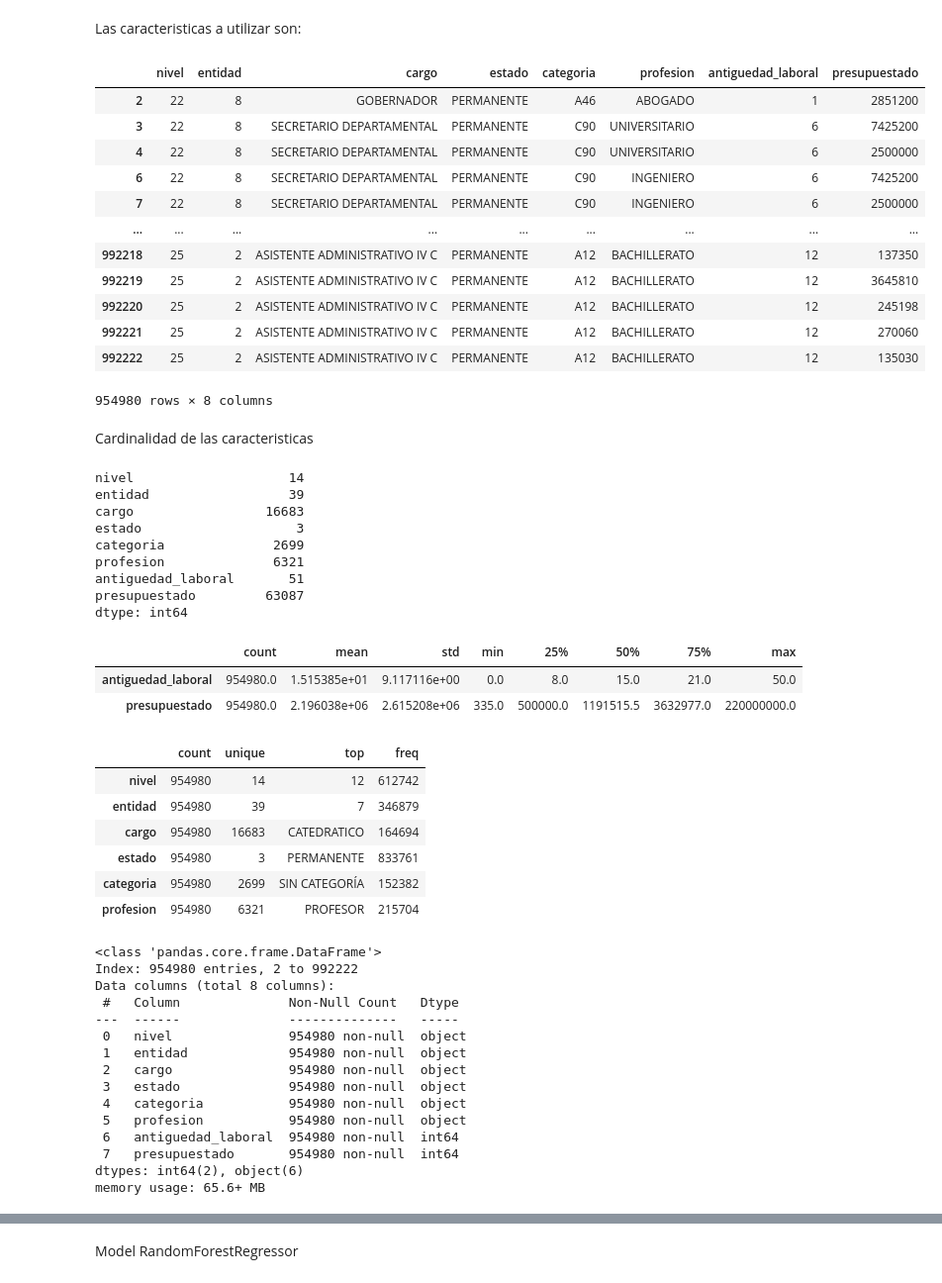
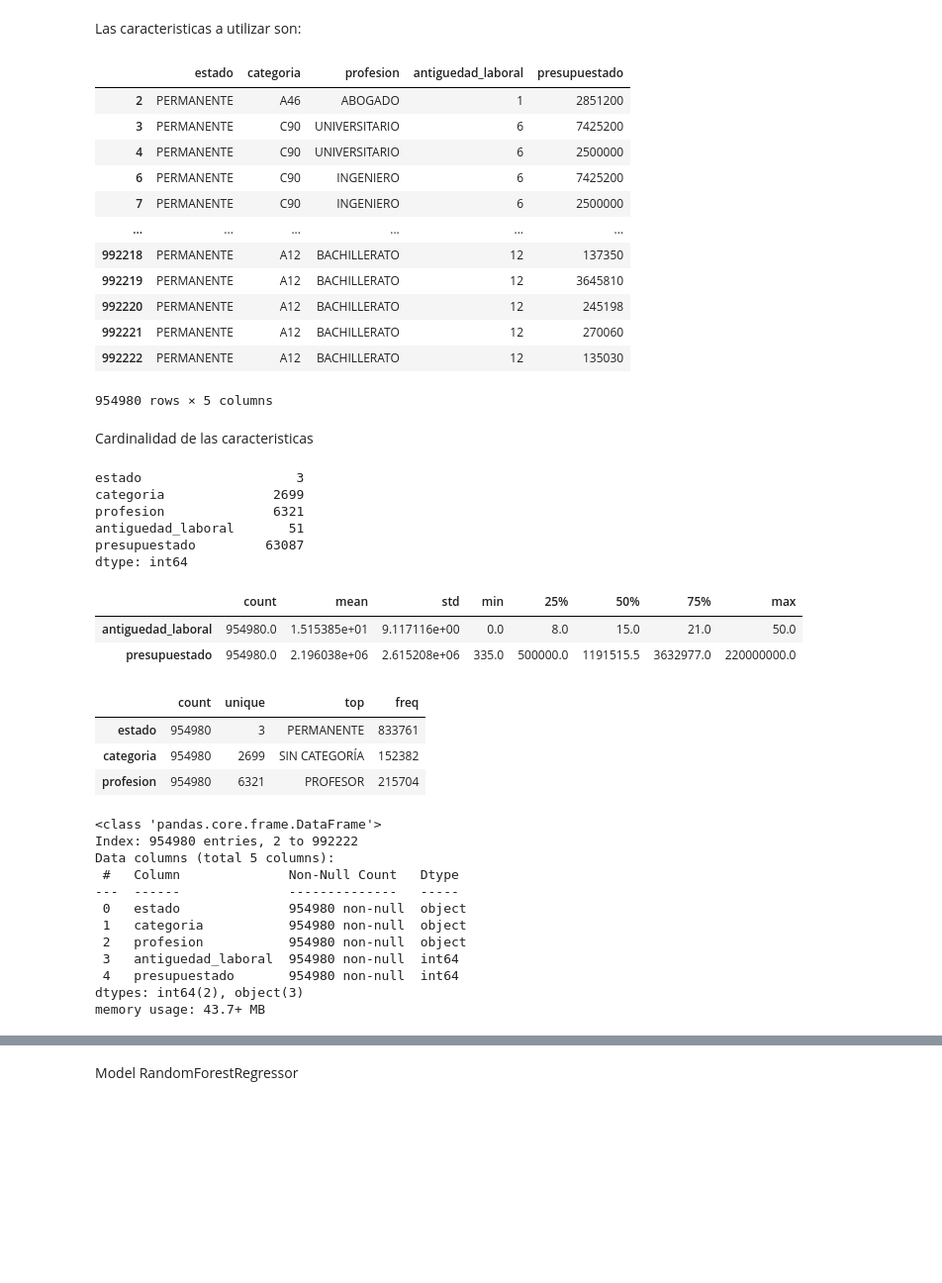
Before and after one commit to jesusoviedo/paraguay-public-servant-salary-calculato, a Jupyter notebook: data/analysis/data_set_analysis.ipynb, the cells around one changed output, grey strips where cells are left out. Shown: that part at 99% size. Saved outputs shown, nothing was run; the diff lists cells and outputs as text; code cells hidden in the pictures; blank space fills up the shorter version.

```diff
--- a/data/analysis/data_set_analysis.ipynb
+++ b/data/analysis/data_set_analysis.ipynb
@@ -390,23 +390,23 @@ Name: count, Length: 121, dtype: int64
 # %% [markdown]
 Las caracteristicas a utilizar son:
 # %%
-features = ['nivel', 'entidad', 'cargo', 'estado', 'categoria', 'profesion', 'antiguedad_laboral']
+features = ['estado', 'categoria', 'profesion', 'antiguedad_laboral'] #'nivel', 'entidad', 'cargo',
 df_2024_05 = df_2024_05[features + [target]]
 df_2024_05
 # %% [output]
-|  | nivel | entidad | cargo | estado | categoria | profesion | antiguedad_laboral | presupuestado |
-| 2 | 22 | 8 | GOBERNADOR | PERMANENTE | A46 | ABOGADO | 1 | 2851200 |
-| 3 | 22 | 8 | SECRETARIO DEPARTAMENTAL | PERMANENTE | C90 | UNIVERSITARIO | 6 | 7425200 |
-| 4 | 22 | 8 | SECRETARIO DEPARTAMENTAL | PERMANENTE | C90 | UNIVERSITARIO | 6 | 2500000 |
-| 6 | 22 | 8 | SECRETARIO DEPARTAMENTAL | PERMANENTE | C90 | INGENIERO | 6 | 7425200 |
-| 7 | 22 | 8 | SECRETARIO DEPARTAMENTAL | PERMANENTE | C90 | INGENIERO | 6 | 2500000 |
-| ... | ... | ... | ... | ... | ... | ... | ... | ... |
-| 992218 | 25 | 2 | ASISTENTE ADMINISTRATIVO IV C | PERMANENTE | A12 | BACHILLERATO | 12 | 137350 |
-| 992219 | 25 | 2 | ASISTENTE ADMINISTRATIVO IV C | PERMANENTE | A12 | BACHILLERATO | 12 | 3645810 |
-| 992220 | 25 | 2 | ASISTENTE ADMINISTRATIVO IV C | PERMANENTE | A12 | BACHILLERATO | 12 | 245198 |
-| 992221 | 25 | 2 | ASISTENTE ADMINISTRATIVO IV C | PERMANENTE | A12 | BACHILLERATO | 12 | 270060 |
-| 992222 | 25 | 2 | ASISTENTE ADMINISTRATIVO IV C | PERMANENTE | A12 | BACHILLERATO | 12 | 135030 |
+|  | estado | categoria | profesion | antiguedad_laboral | presupuestado |
+| 2 | PERMANENTE | A46 | ABOGADO | 1 | 2851200 |
+| 3 | PERMANENTE | C90 | UNIVERSITARIO | 6 | 7425200 |
+| 4 | PERMANENTE | C90 | UNIVERSITARIO | 6 | 2500000 |
+| 6 | PERMANENTE | C90 | INGENIERO | 6 | 7425200 |
+| 7 | PERMANENTE | C90 | INGENIERO | 6 | 2500000 |
+| ... | ... | ... | ... | ... | ... |
+| 992218 | PERMANENTE | A12 | BACHILLERATO | 12 | 137350 |
+| 992219 | PERMANENTE | A12 | BACHILLERATO | 12 | 3645810 |
+| 992220 | PERMANENTE | A12 | BACHILLERATO | 12 | 245198 |
+| 992221 | PERMANENTE | A12 | BACHILLERATO | 12 | 270060 |
+| 992222 | PERMANENTE | A12 | BACHILLERATO | 12 | 135030 |
-954980 rows × 8 columns
+954980 rows × 5 columns
 # %%
 !rm -rf ../processed
 !mkdir ../processed
@@ -416,9 +416,6 @@ Cardinalidad de las caracteristicas
 # %%
 df_2024_05.nunique()
 # %% [output]
-nivel                    14
-entidad                  39
-cargo                 16683
 estado                    3
 categoria              2699
 profesion              6321
@@ -435,9 +432,6 @@ df_2024_05.describe().T
 df_2024_05.describe(include=[object]).T
 # %% [output]
 |  | count | unique | top | freq |
-| nivel | 954980 | 14 | 12 | 612742 |
-| entidad | 954980 | 39 | 7 | 346879 |
-| cargo | 954980 | 16683 | CATEDRATICO | 164694 |
 | estado | 954980 | 3 | PERMANENTE | 833761 |
 | categoria | 954980 | 2699 | SIN CATEGORÍA | 152382 |
 | profesion | 954980 | 6321 | PROFESOR | 215704 |
@@ -446,17 +440,14 @@ df_2024_05.info()
 # %% [output]
 <class 'pandas.core.frame.DataFrame'>
 Index: 954980 entries, 2 to 992222
-Data columns (total 8 columns):
+Data columns (total 5 columns):
  #   Column              Non-Null Count   Dtype
 ---  ------              --------------   -----
- 0   nivel               954980 non-null  object
- 1   entidad             954980 non-null  object
- 2   cargo               954980 non-null  object
- 3   estado              954980 non-null  object
- 4   categoria           954980 non-null  object
- 5   profesion           954980 non-null  object
- 6   antiguedad_laboral  954980 non-null  int64
- 7   presupuestado       954980 non-null  int64
-dtypes: int64(2), object(6)
-memory usage: 65.6+ MB
+ 0   estado              954980 non-null  object
+ 1   categoria           954980 non-null  object
+ 2   profesion           954980 non-null  object
+ 3   antiguedad_laboral  954980 non-null  int64
+ 4   presupuestado       954980 non-null  int64
+dtypes: int64(2), object(3)
+memory usage: 43.7+ MB
 # %%
```
Also changed, not shown: parts of 29 cells of this notebook.
